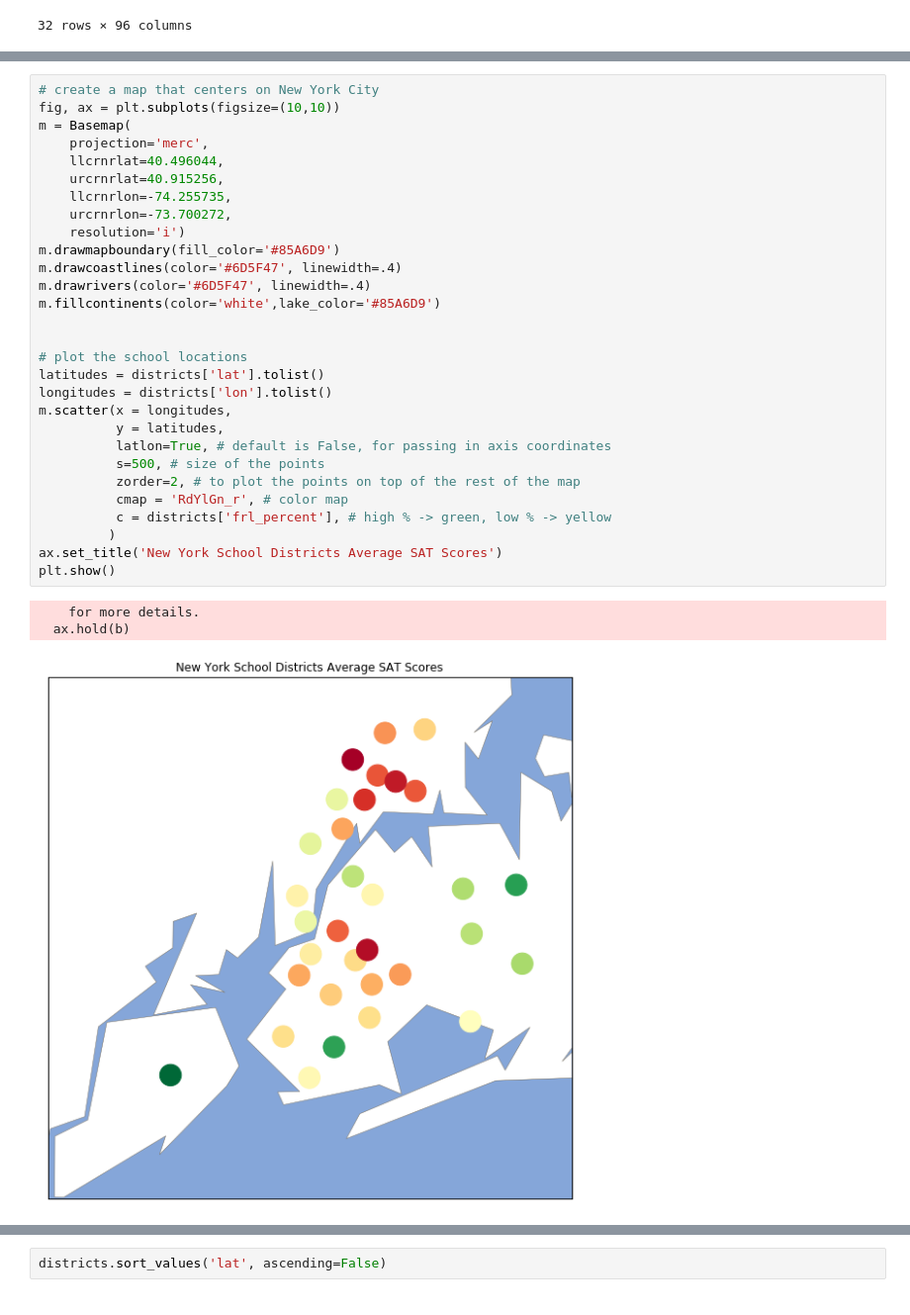
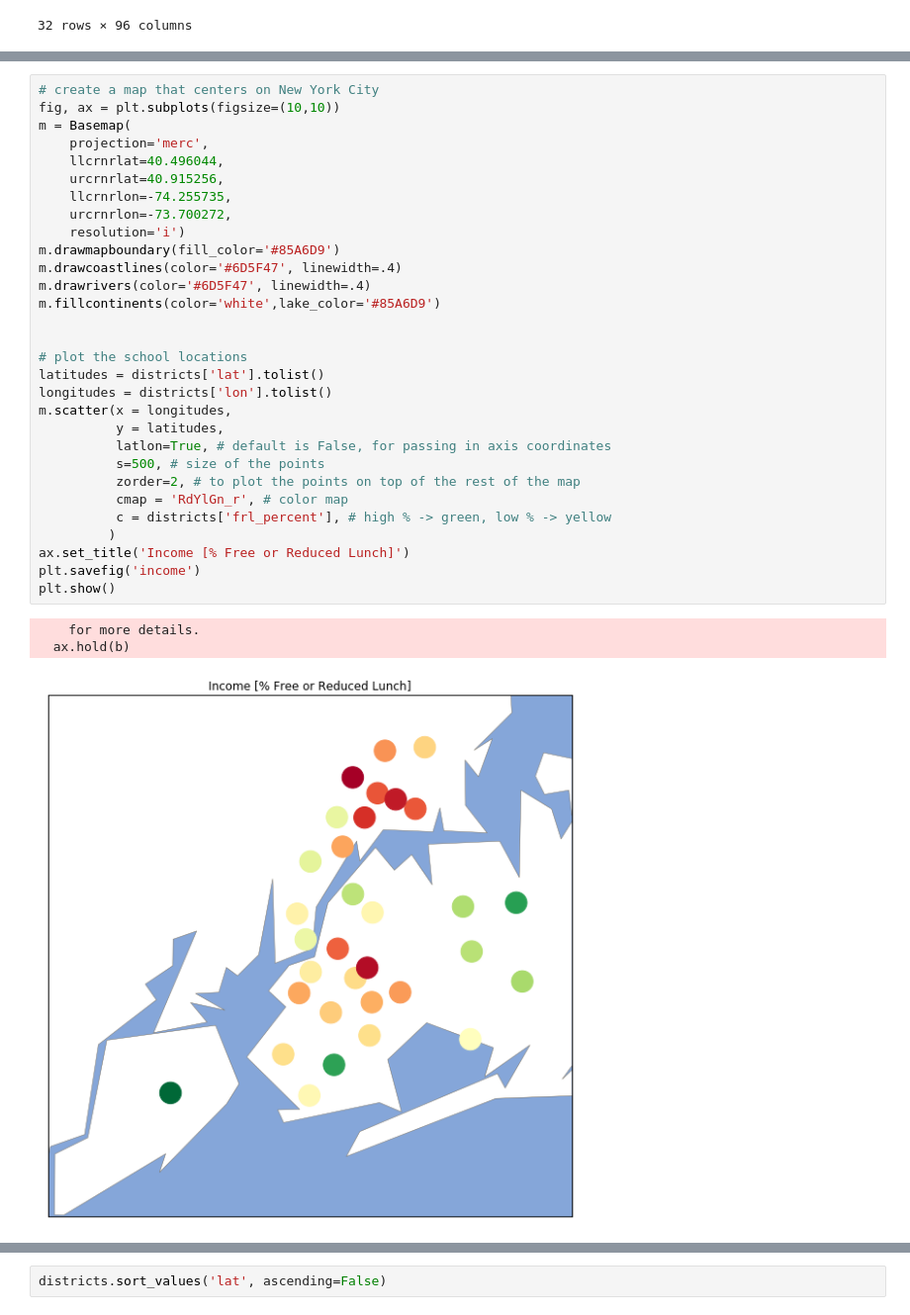
Before and after one commit to danielzayas/education_gap, a Jupyter notebook: education_gap.ipynb, the cells around one changed output, grey strips where cells are left out. Shown at 99% size. Saved outputs shown, nothing was run; the diff lists cells and outputs as text.

```diff
--- a/education_gap.ipynb
+++ b/education_gap.ipynb
@@ -480,35 +496,36 @@ plt.show()
 # create a map that centers on New York City
 fig, ax = plt.subplots(figsize=(10,10))
 m = Basemap(
     projection='merc',
     llcrnrlat=40.496044,
     urcrnrlat=40.915256,
     llcrnrlon=-74.255735,
     urcrnrlon=-73.700272,
     resolution='i')
 m.drawmapboundary(fill_color='#85A6D9')
 m.drawcoastlines(color='#6D5F47', linewidth=.4)
 m.drawrivers(color='#6D5F47', linewidth=.4)
 m.fillcontinents(color='white',lake_color='#85A6D9')
 
 
 # plot the school locations
 latitudes = districts['lat'].tolist()
 longitudes = districts['lon'].tolist()
 m.scatter(x = longitudes,
           y = latitudes,
           latlon=True, # default is False, for passing in axis coordinates
           s=500, # size of the points
           zorder=2, # to plot the points on top of the rest of the map
           cmap = 'RdYlGn_r', # color map
           c = districts['frl_percent'], # high % -> green, low % -> yellow
          )
-ax.set_title('New York School Districts Average SAT Scores')
+ax.set_title('Income [% Free or Reduced Lunch]')
+plt.savefig('income')
 plt.show()
 # %% [output]
     for more details.
   ax.hold(b)
-[figure, old version]
+[figure, new version]
 # %%
 # create a map that centers on New York City
 fig, ax = plt.subplots(figsize=(10,10))
```
Also changed, not shown: parts of 9 cells of this notebook.
